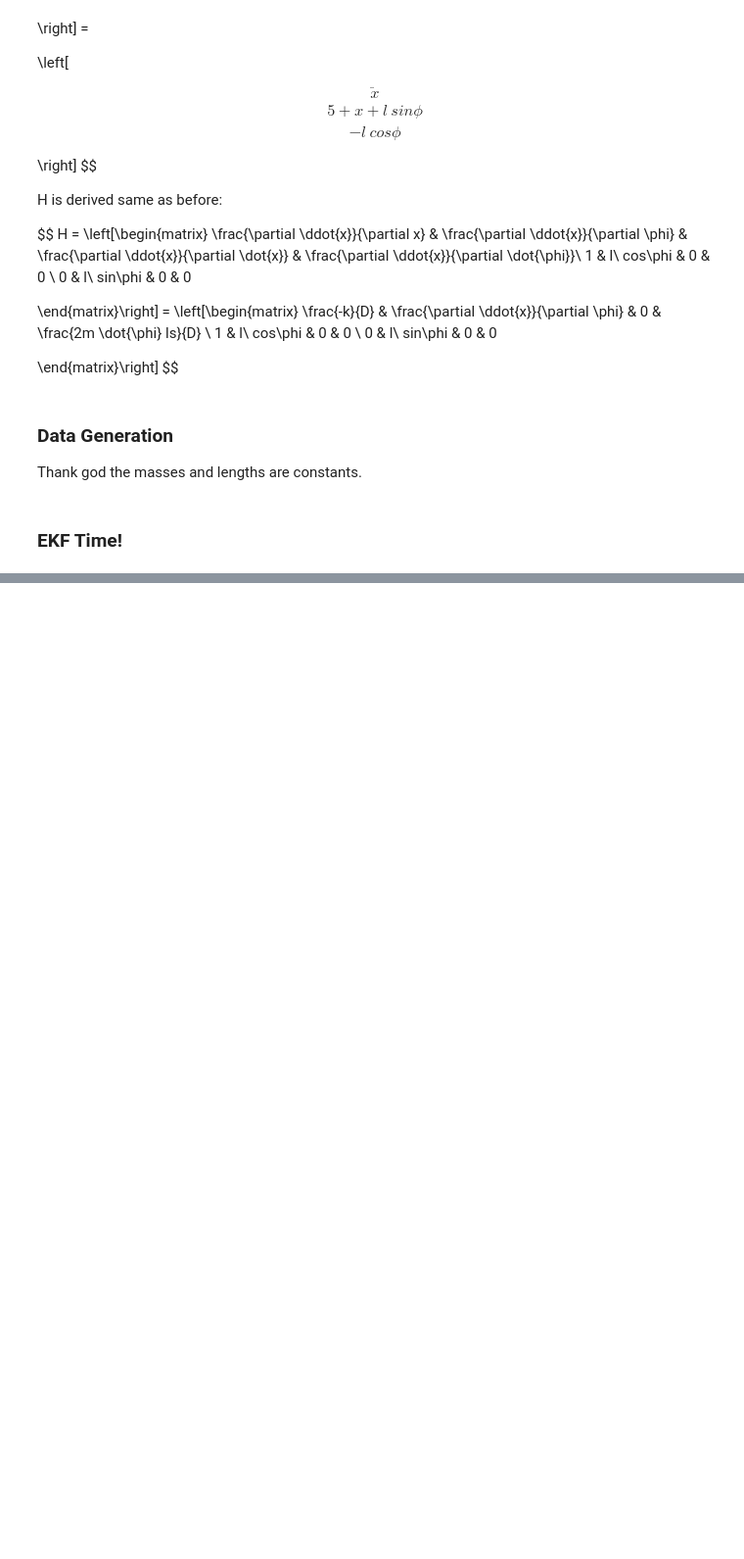
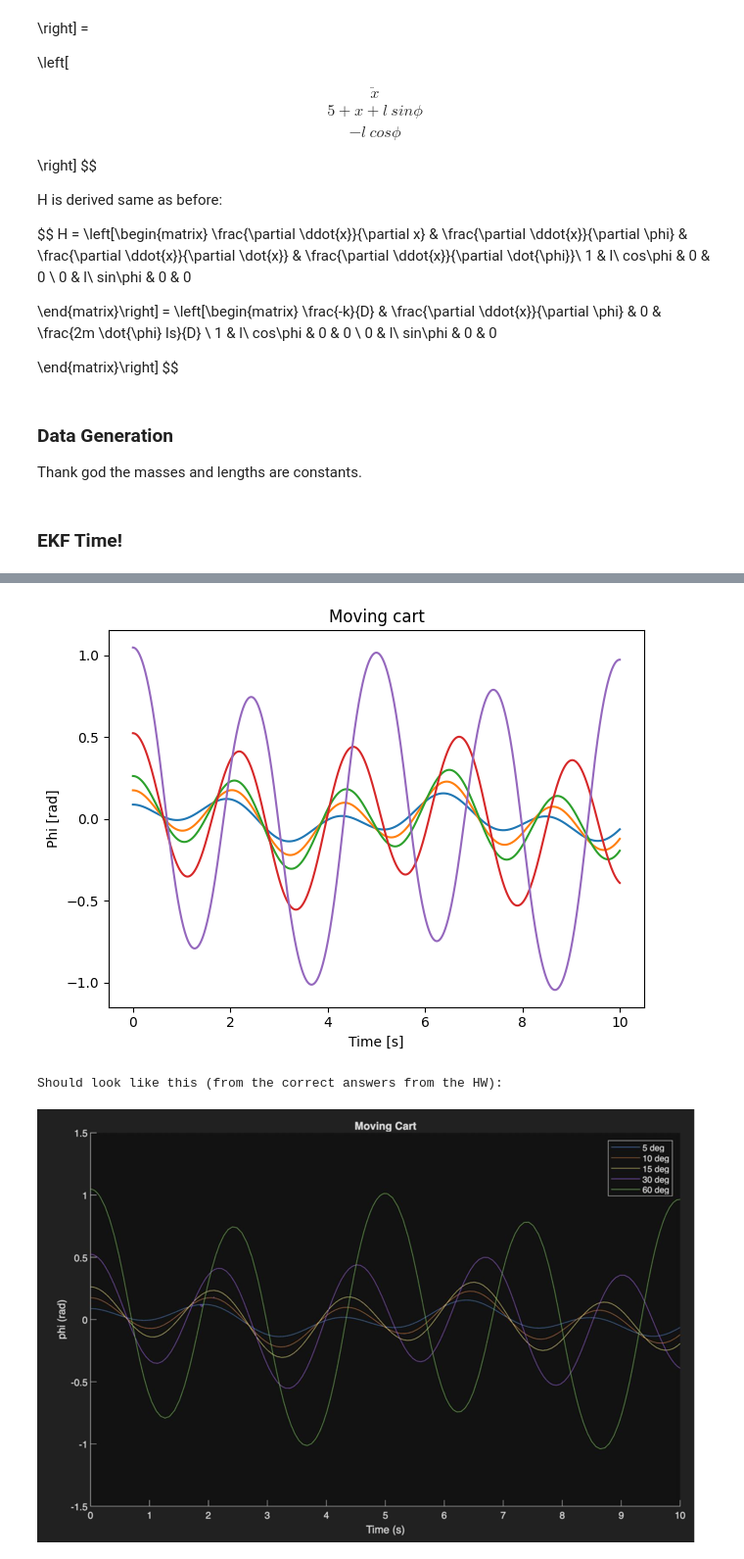
Before and after one commit to Cesium-Lab/gnc-playground, a Jupyter notebook: testing/estimation/estimation_playground.ipynb, the cells around one changed output, grey strips where cells are left out. Shown at 98% size. Drawn from its saved outputs; the diff is of its cells as text; code cells hidden in the pictures; blank space fills up the shorter version.

```diff
--- a/testing/estimation/estimation_playground.ipynb
+++ b/testing/estimation/estimation_playground.ipynb
@@ -881,0 +811,17 @@ def run_full_sim(ekf: EKF, x0: np.ndarray, constants: CarPendulumConstants,
+# %%
+sim_and_plot_angle(5, color="tab:blue")
+sim_and_plot_angle(10, color="tab:red")
+sim_and_plot_angle(15, color="tab:orange")
+sim_and_plot_angle(30, color="tab:purple")
+sim_and_plot_angle(60, color="tab:green")
+# plt.
+plt.show()
+
+print("Should look like this (from the correct answers from the HW):")
+img = Image.open("images/moving_cart_success.png")
+x,y=img.size
+img.resize((int(x*0.3),int(y*0.3)))
+# %% [output]
+[figure, added]
+Should look like this (from the correct answers from the HW):
+[figure, added]
```
Also changed, not shown: parts of 10 cells of this notebook, 2 other files.
